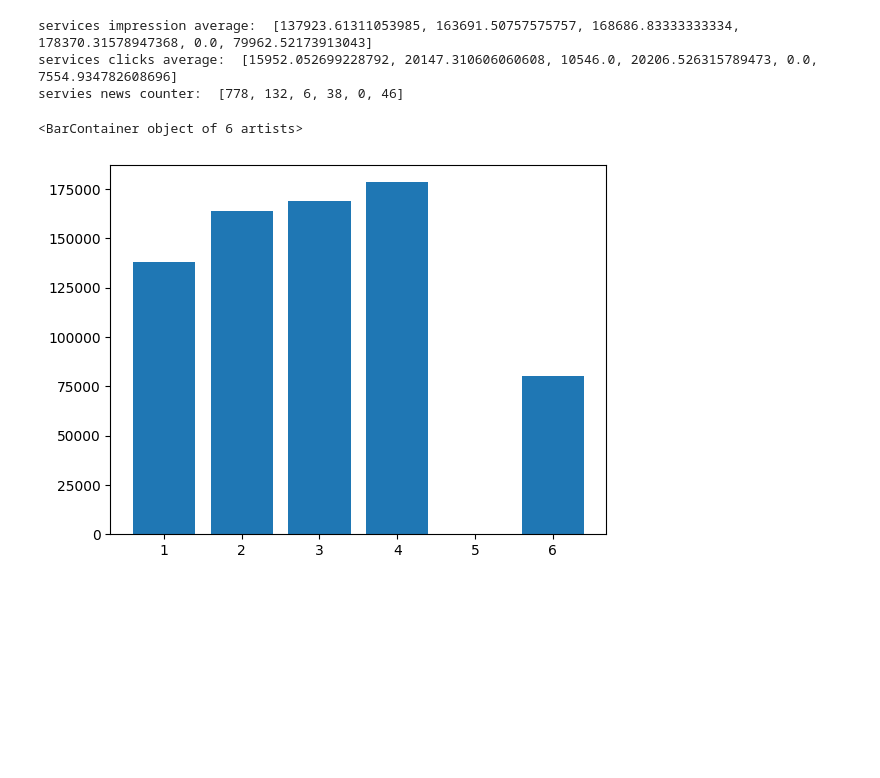
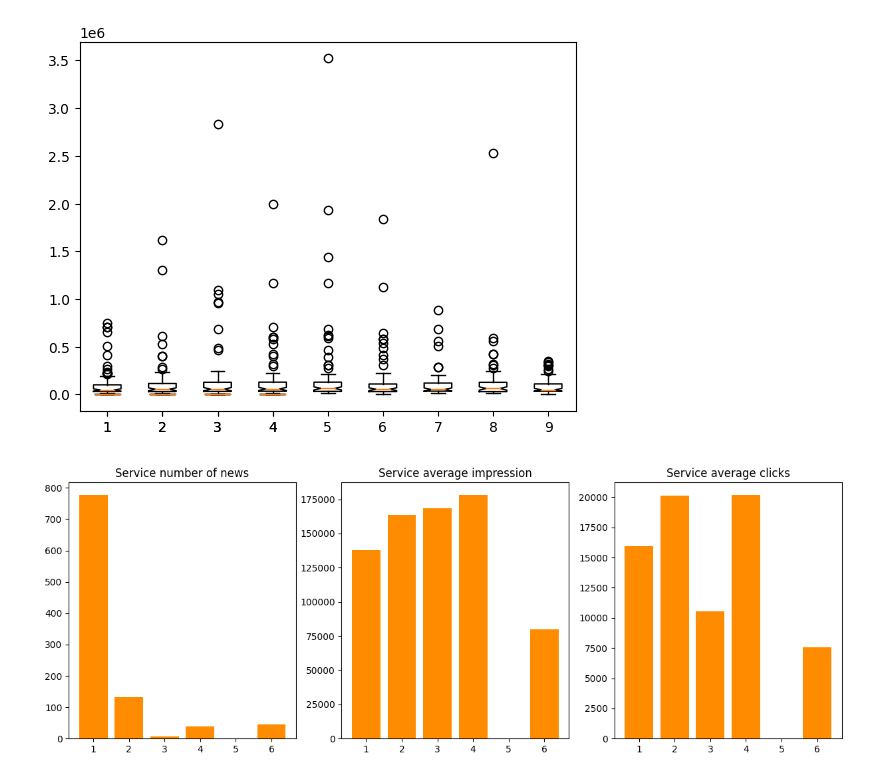
Before and after one commit to shalchianmh/statistic_charts, a Jupyter notebook: data_analyse/test.ipynb, the cells around one changed output. Saved outputs shown, nothing was run; the diff lists cells and outputs as text; code cells hidden in the pictures; blank space fills up the shorter version.

```diff
--- a/data_analyse/test.ipynb
+++ b/data_analyse/test.ipynb
@@ -19,33 +7,12 @@ for i in range(len(data[3])):
-# %%
-# important variables
-service_impression_average = [0 for i in range(6)]
-service_clicks_average = [0 for i in range(6)]
-service_news_counter = [0 for i in range(6)]
-services_code = [1, 2, 3, 4, 5, 6]
-
-# service impression average calculate
-for i in range(len(data[2])):
-    service_impression_average[data[4][i] - 1] += data[2][i]
-    service_news_counter[data[4][i] - 1] += 1
-for i in range(len(service_impression_average)):
-    service_impression_average[i] /= service_news_counter[i] if service_news_counter[i] != 0 else 1
-
-# service click impression average calculate
-for i in range(len(data[1])):
-    service_clicks_average[data[4][i] - 1] += data[1][i]
-for i in range(len(service_clicks_average)):
-    service_clicks_average[i] /= service_news_counter[i] if service_news_counter[i] != 0 else 1
-
-
-print("services impression average: ", service_impression_average)
-print("services clicks average: " , service_clicks_average)
-print("servies news counter: ", service_news_counter)
-# %% [output]
-services impression average:  [137923.61311053985, 163691.50757575757, 168686.83333333334, 178370.31578947368, 0.0, 79962.52173913043]
-services clicks average:  [15952.052699228792, 20147.310606060608, 10546.0, 20206.526315789473, 0.0, 7554.934782608696]
-servies news counter:  [778, 132, 6, 38, 0, 46]
-# %%
-plt.bar(services_code, service_impression_average)
-# %% [output]
-<BarContainer object of 6 artists>
-[figure, removed]
+# %%
+df = pd.read_csv('pages.csv')
+for i in range(df["CTR"].count()):
+    df.at[i, 'CTR'] = float(df.at[i, 'CTR'].replace('%', ''))
+
+
+plt.boxplot([[1, 2, 3, 4, 7, 1], [1, 2, 3, 4, 7, 1], [1, 2, 3, 4, 7, 1], [1, 2, 3, 4, 7, 1]])
+plt.boxplot([df.loc[(df['service'] == 1) & (df['category'] == j), 'Impressions'].tolist()  for j in range(df['category'].max())], patch_artist = False,
+                notch ='False')
+plt.show()
+# %% [output]
+[figure, added]
@@ -51,0 +35,14 @@ plt.bar(services_code, service_impression_average)
+# %%
+plt.figure(figsize=(15, 5))
+plt.subplot(1, 3, 1)
+plt.bar(services_code, service_news_counter, color='DarkOrange')
+plt.title("Service number of news")
+plt.subplot(1, 3, 2)
+plt.bar(services_code, service_impression_average, color='DarkOrange')
+plt.title("Service average impression")
+plt.subplot(1, 3, 3)
+plt.bar(services_code, service_clicks_average, color='DarkOrange')
+plt.title("Service average clicks")
+plt.show()
+# %% [output]
+[figure, added]
```
Also changed, not shown: parts of 7 cells of this notebook, 1 other file.
